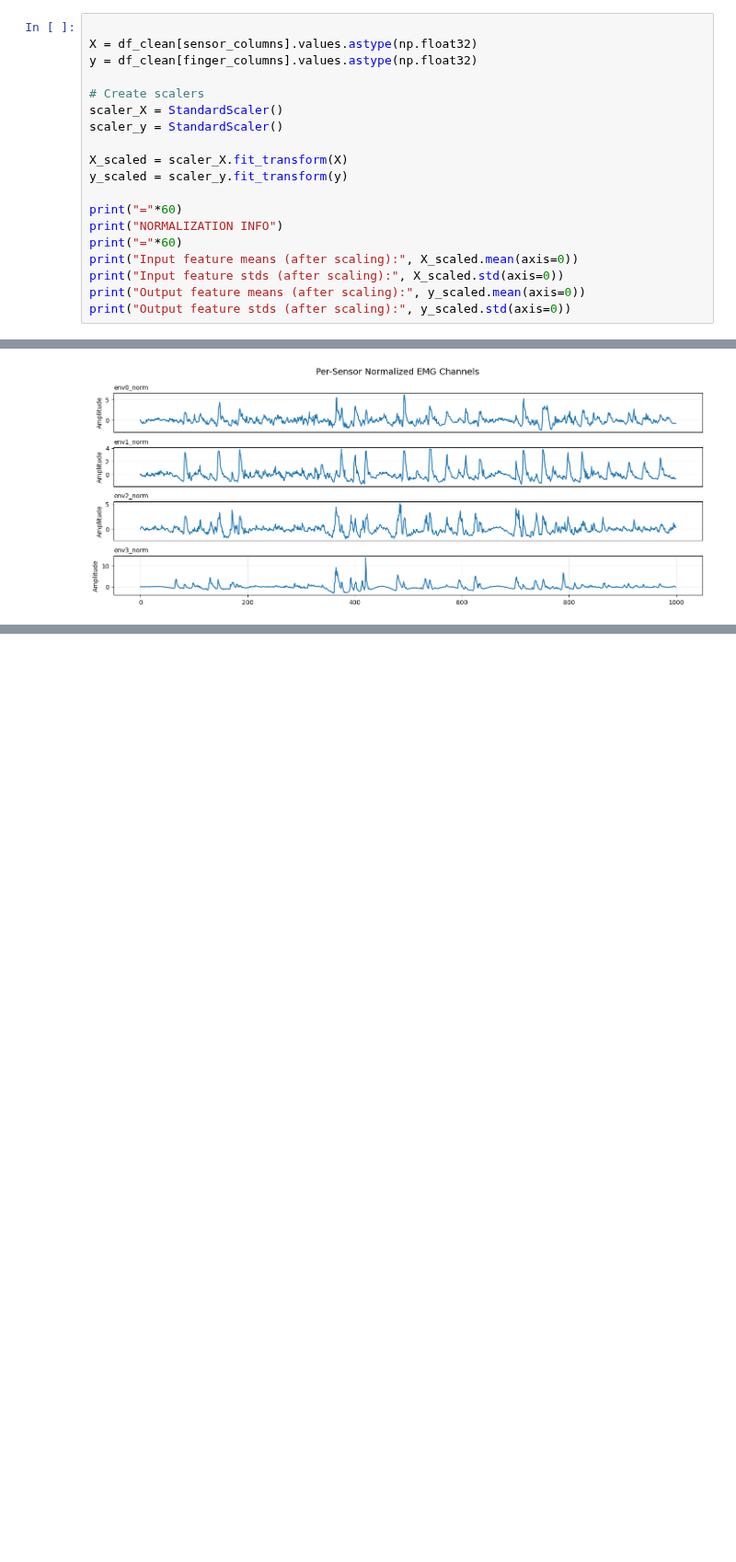
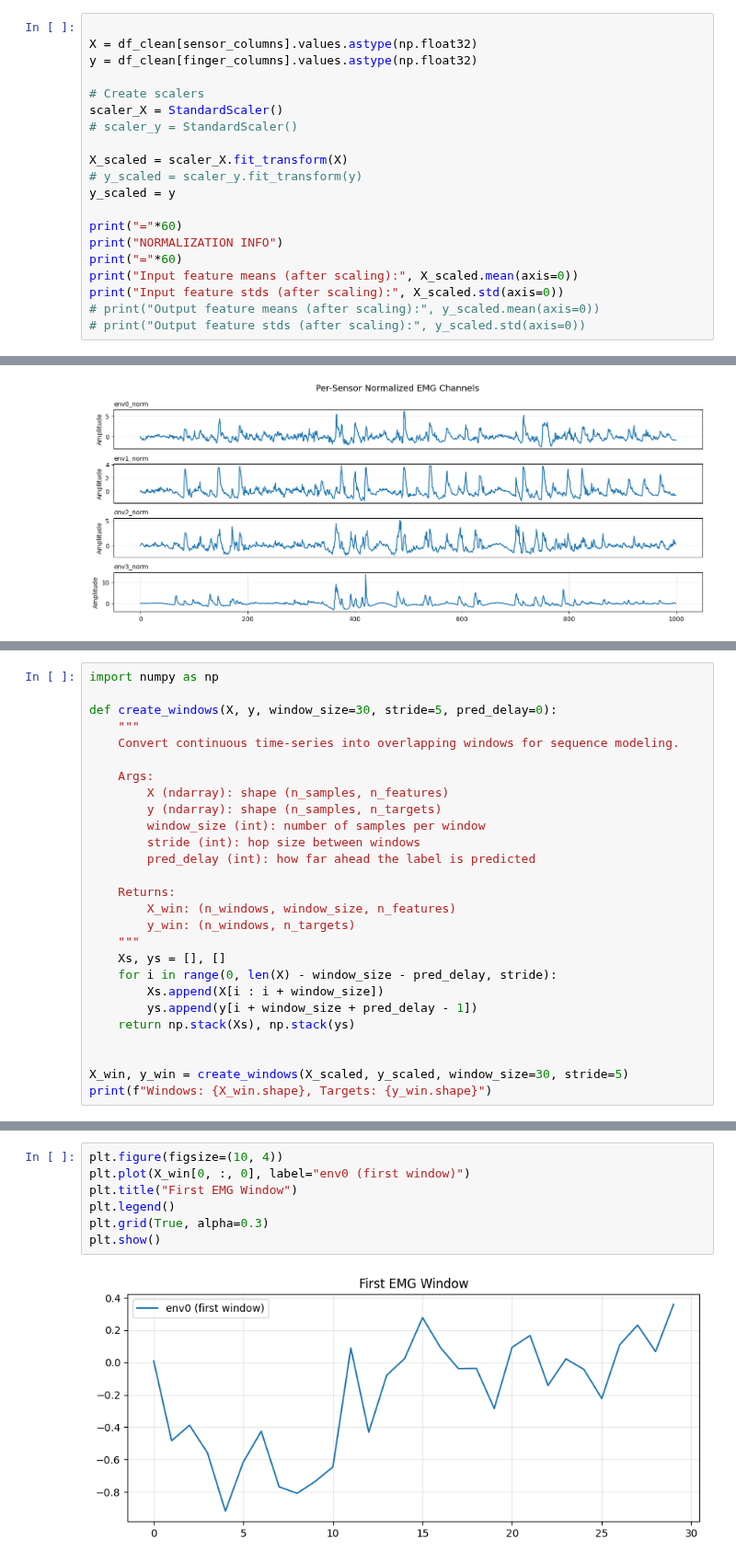
Before and after one commit to CogitoNTNU/Grip, a Jupyter notebook: training/notebooks/TCN.ipynb, the cells around one changed output, grey strips where cells are left out. Shown at 92% size. Saved outputs shown, nothing was run; the diff lists cells and outputs as text; blank space fills up the shorter version.

```diff
--- a/training/notebooks/TCN.ipynb
+++ b/training/notebooks/TCN.ipynb
@@ -122,18 +124,19 @@ y = df_clean[finger_columns].values.astype(np.float32)
 
 # Create scalers
 scaler_X = StandardScaler()
-scaler_y = StandardScaler()
+# scaler_y = StandardScaler()
 
 X_scaled = scaler_X.fit_transform(X)
-y_scaled = scaler_y.fit_transform(y)
+# y_scaled = scaler_y.fit_transform(y)
+y_scaled = y
 
 print("="*60)
 print("NORMALIZATION INFO")
 print("="*60)
 print("Input feature means (after scaling):", X_scaled.mean(axis=0))
 print("Input feature stds (after scaling):", X_scaled.std(axis=0))
-print("Output feature means (after scaling):", y_scaled.mean(axis=0))
-print("Output feature stds (after scaling):", y_scaled.std(axis=0))
+# print("Output feature means (after scaling):", y_scaled.mean(axis=0))
+# print("Output feature stds (after scaling):", y_scaled.std(axis=0))
 # %% [output]
 ============================================================
 NORMALIZATION INFO
@@ -268,0 +271,27 @@ plot_emg_channels(df_clean, env_columns_norm,
+# %%
+import numpy as np
+
+def create_windows(X, y, window_size=30, stride=5, pred_delay=0):
+    """
+    Convert continuous time-series into overlapping windows for sequence modeling.
+
+    Args:
+        X (ndarray): shape (n_samples, n_features)
+        y (ndarray): shape (n_samples, n_targets)
+        window_size (int): number of samples per window
+        stride (int): hop size between windows
+        pred_delay (int): how far ahead the label is predicted
+
+    Returns:
+        X_win: (n_windows, window_size, n_features)
+        y_win: (n_windows, n_targets)
+    """
+    Xs, ys = [], []
+    for i in range(0, len(X) - window_size - pred_delay, stride):
+        Xs.append(X[i : i + window_size])
+        ys.append(y[i + window_size + pred_delay - 1])
+    return np.stack(Xs), np.stack(ys)
+
+
+X_win, y_win = create_windows(X_scaled, y_scaled, window_size=30, stride=5)
+print(f"Windows: {X_win.shape}, Targets: {y_win.shape}")
@@ -268,0 +309,9 @@ plot_emg_channels(df_clean, env_columns_norm,
+# %%
+plt.figure(figsize=(10, 4))
+plt.plot(X_win[0, :, 0], label="env0 (first window)")
+plt.title("First EMG Window")
+plt.legend()
+plt.grid(True, alpha=0.3)
+plt.show()
+# %% [output]
+[figure, added]
```
Also changed, not shown: parts of 12 cells of this notebook.
